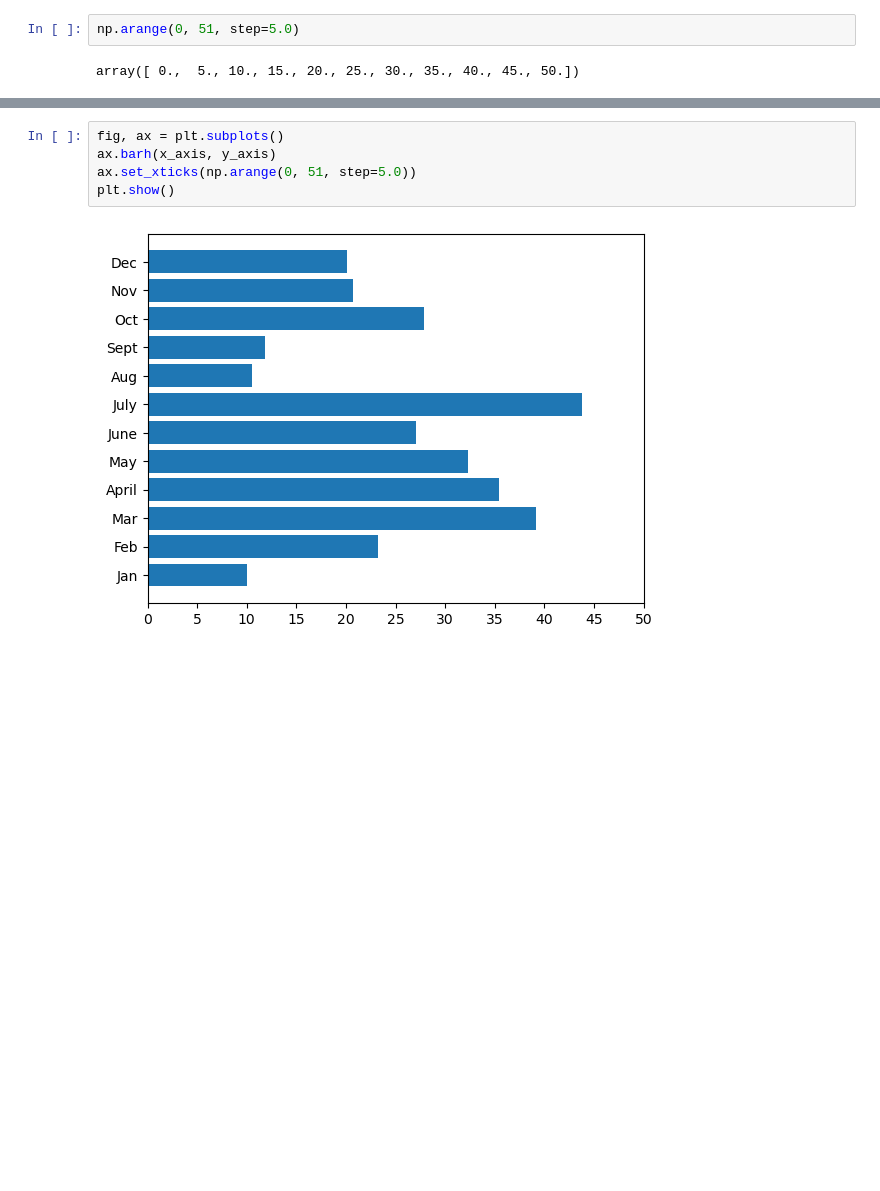
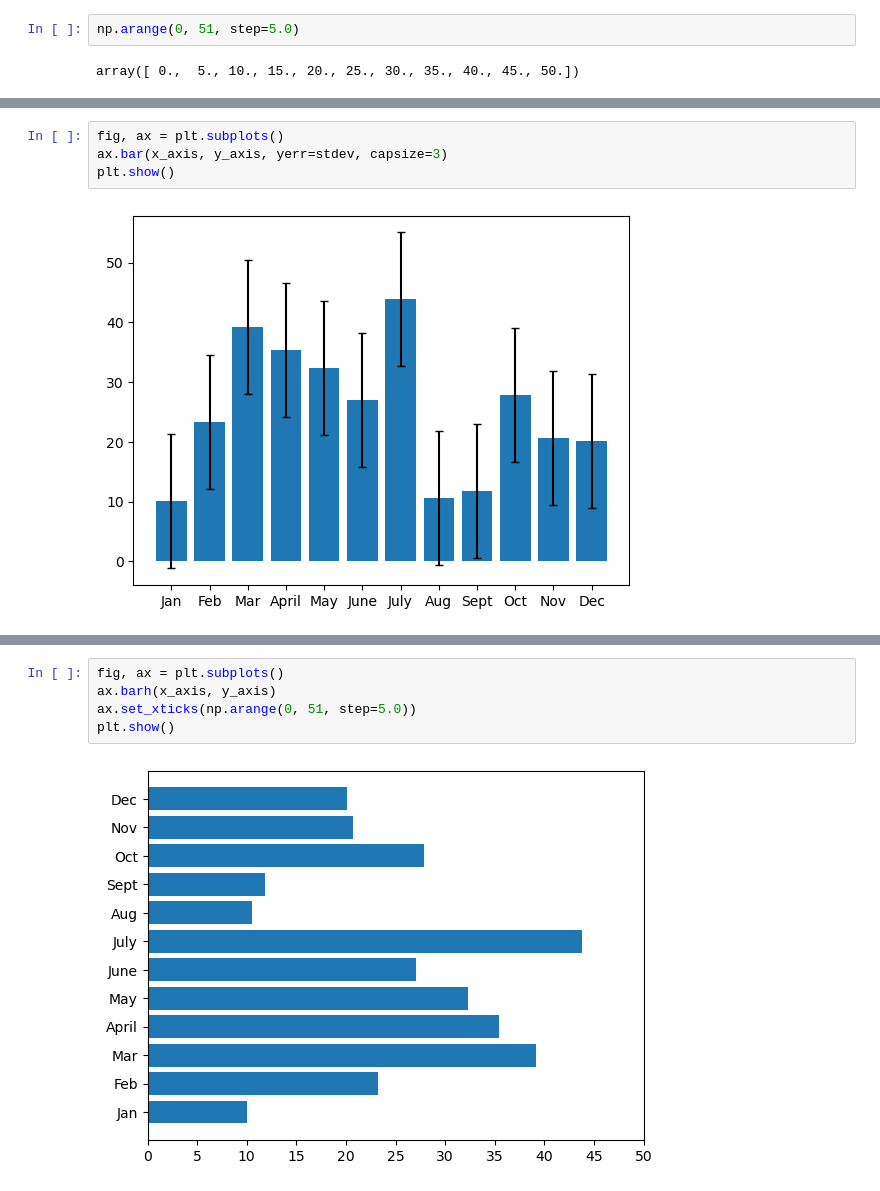
Before and after one commit to kevenewe/PyBer_Analysis, a Jupyter notebook: homework.ipynb, the cells around one changed output, grey strips where cells are left out. Saved outputs shown, nothing was run; the diff lists cells and outputs as text; blank space fills up the shorter version.

```diff
--- a/homework.ipynb
+++ b/homework.ipynb
@@ -157,0 +164,6 @@ array([ 0.,  5., 10., 15., 20., 25., 30., 35., 40., 45., 50.])
+# %%
+fig, ax = plt.subplots()
+ax.bar(x_axis, y_axis, yerr=stdev, capsize=3)
+plt.show()
+# %% [output]
+[figure, added]
```
Also changed, not shown: parts of 10 cells of this notebook, 1 other file.
